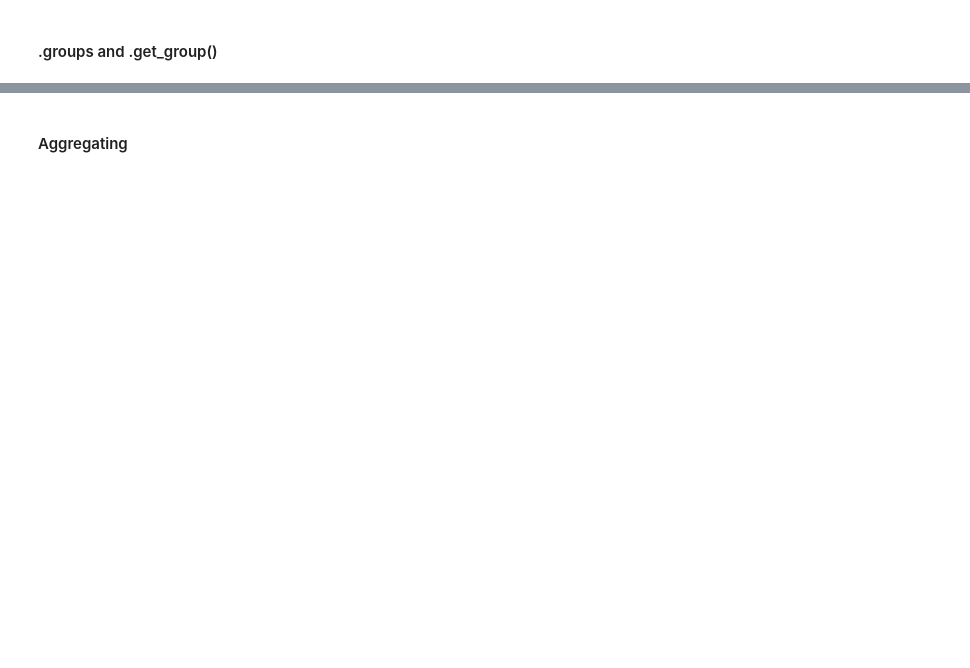
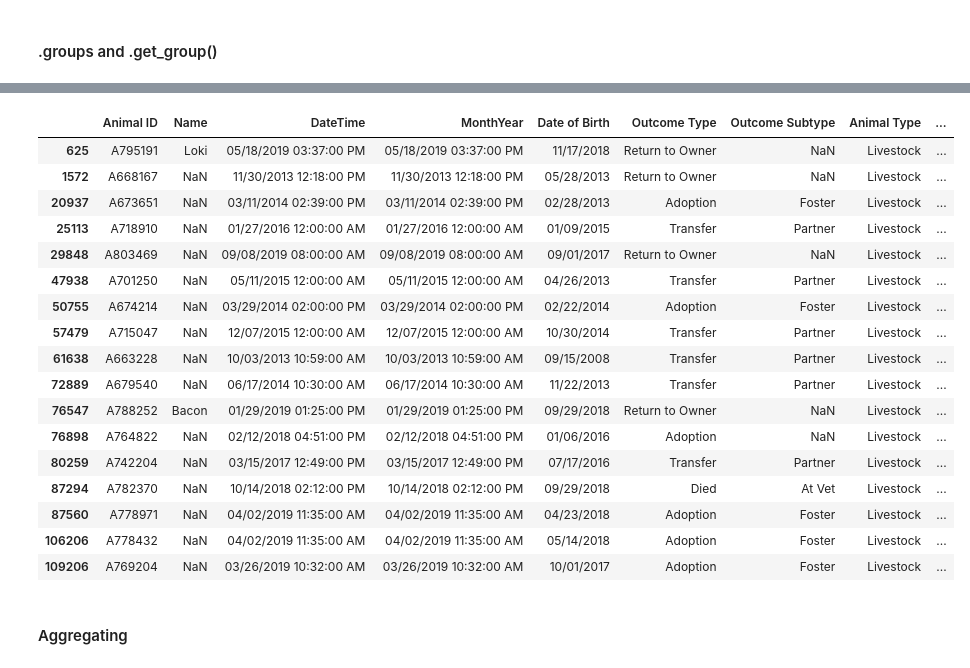
Before and after one commit to wvsharber/pandas2_seattle-ds, a Jupyter notebook: pandas_2.ipynb, the cells around one changed output, grey strips where cells are left out. Drawn from its saved outputs; the diff is of its cells as text; code cells hidden in the pictures; blank space fills up the shorter version.

```diff
--- a/pandas_2.ipynb
+++ b/pandas_2.ipynb
@@ -20,5 +20,5 @@ Let's take a look at the data:
 # %%
 import numpy as np
 import pandas as pd
-animals = pd.read_csv('/Users/gdamico/Downloads/Austin_Animal_Center_Outcomes.csv')
+animals = pd.read_csv('Austin_Animal_Center_Outcomes.csv')
 animals.head()
@@ -66,3 +144,9 @@ animals['Animal ID Num'].map(lambda x: x*2)[:4]
+# %%
+animals['Age upon Outcome'] = animals['Age upon Outcome'].fillna('')
+# %%
+# Your code here!
+
+animals['Age upon Outcome'] = animals['Age upon Outcome'].map(lambda x: 'approximately ' + x)
 # %% [markdown]
 What went wrong? How can we fix it?
 # %% [markdown]
@@ -72,4 +156,4 @@ Those of you familiar with SQL have probably used the GROUP BY command. (And if
 
 The .groupby() method is especially useful for aggregate functions applied to the data grouped in particular ways.
 # %%
-animals.groupby('Animal Type')
+animal_types = animals.groupby('Animal Type')
@@ -82,2 +202,23 @@ animals.groupby('Animal Type').get_group('Livestock')
+# %%
+animal_types.get_group('Livestock')
+# %% [output]
+|  | Animal ID | Name | DateTime | MonthYear | Date of Birth | Outcome Type | Outcome Subtype | Animal Type | ... |
+| 625 | A795191 | Loki | 05/18/2019 03:37:00 PM | 05/18/2019 03:37:00 PM | 11/17/2018 | Return to Owner | NaN | Livestock | ... |
+| 1572 | A668167 | NaN | 11/30/2013 12:18:00 PM | 11/30/2013 12:18:00 PM | 05/28/2013 | Return to Owner | NaN | Livestock | ... |
+| 20937 | A673651 | NaN | 03/11/2014 02:39:00 PM | 03/11/2014 02:39:00 PM | 02/28/2013 | Adoption | Foster | Livestock | ... |
+| 25113 | A718910 | NaN | 01/27/2016 12:00:00 AM | 01/27/2016 12:00:00 AM | 01/09/2015 | Transfer | Partner | Livestock | ... |
+| 29848 | A803469 | NaN | 09/08/2019 08:00:00 AM | 09/08/2019 08:00:00 AM | 09/01/2017 | Return to Owner | NaN | Livestock | ... |
+| 47938 | A701250 | NaN | 05/11/2015 12:00:00 AM | 05/11/2015 12:00:00 AM | 04/26/2013 | Transfer | Partner | Livestock | ... |
+| 50755 | A674214 | NaN | 03/29/2014 02:00:00 PM | 03/29/2014 02:00:00 PM | 02/22/2014 | Adoption | Foster | Livestock | ... |
+| 57479 | A715047 | NaN | 12/07/2015 12:00:00 AM | 12/07/2015 12:00:00 AM | 10/30/2014 | Transfer | Partner | Livestock | ... |
+| 61638 | A663228 | NaN | 10/03/2013 10:59:00 AM | 10/03/2013 10:59:00 AM | 09/15/2008 | Transfer | Partner | Livestock | ... |
+| 72889 | A679540 | NaN | 06/17/2014 10:30:00 AM | 06/17/2014 10:30:00 AM | 11/22/2013 | Transfer | Partner | Livestock | ... |
+| 76547 | A788252 | Bacon | 01/29/2019 01:25:00 PM | 01/29/2019 01:25:00 PM | 09/29/2018 | Return to Owner | NaN | Livestock | ... |
+| 76898 | A764822 | NaN | 02/12/2018 04:51:00 PM | 02/12/2018 04:51:00 PM | 01/06/2016 | Adoption | NaN | Livestock | ... |
+| 80259 | A742204 | NaN | 03/15/2017 12:49:00 PM | 03/15/2017 12:49:00 PM | 07/17/2016 | Transfer | Partner | Livestock | ... |
+| 87294 | A782370 | NaN | 10/14/2018 02:12:00 PM | 10/14/2018 02:12:00 PM | 09/29/2018 | Died | At Vet | Livestock | ... |
+| 87560 | A778971 | NaN | 04/02/2019 11:35:00 AM | 04/02/2019 11:35:00 AM | 04/23/2018 | Adoption | Foster | Livestock | ... |
+| 106206 | A778432 | NaN | 04/02/2019 11:35:00 AM | 04/02/2019 11:35:00 AM | 05/14/2018 | Adoption | Foster | Livestock | ... |
+| 109206 | A769204 | NaN | 03/26/2019 10:32:00 AM | 03/26/2019 10:32:00 AM | 10/01/2017 | Adoption | Foster | Livestock | ... |
 # %% [markdown]
 #### Aggregating
```
Also changed, not shown: parts of 32 cells of this notebook.
